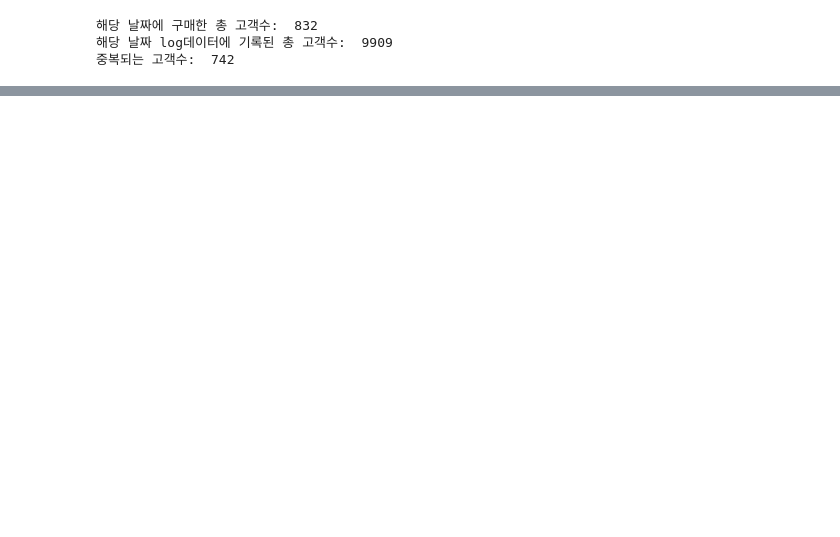
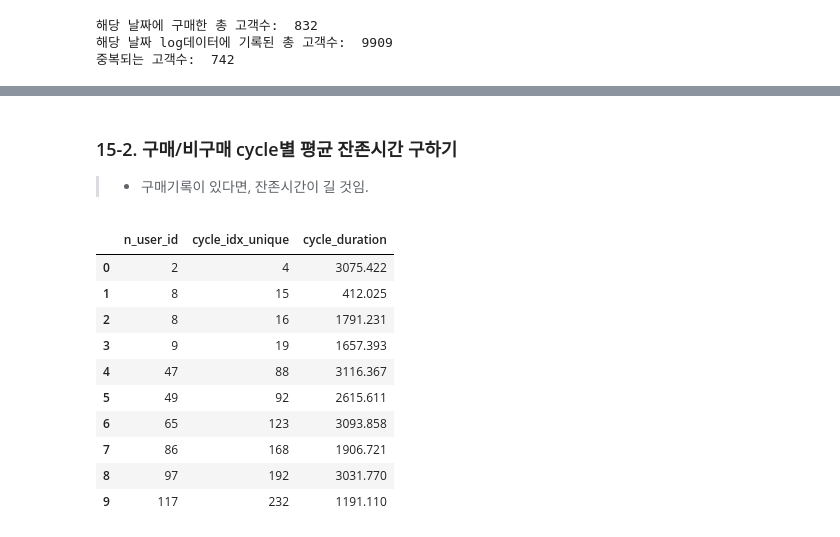
Before and after one commit to hyunjjin/proj_class, a Jupyter notebook: Level4_zigzag.ipynb, the cells around one changed output, grey strips where cells are left out. Cells and saved outputs as stored; diff of their text form; code cells hidden in the pictures; blank space fills up the shorter version.

```diff
--- a/Level4_zigzag.ipynb
+++ b/Level4_zigzag.ipynb
@@ -501,0 +527,15 @@ log_order = log_order.sort_values(['user_id','timestamp']).reset_index(drop=True
+# %%
+# log_duration이 40min이상인 경우, 앱을 지속해서 켜놨다고 볼 수 없음. 그러므로 log_duration을 0으로 변환
+
+log_order.loc[log_order['is_out'] == True, 'log_duration'] = 0
+# %%
+# cycle별 id
+
+log_order['cycle_idx_unique'] = (log_order['is_out'].cumsum().shift(1).fillna(0).astype(int))
+
+
+# 고객별 cycle id (cycle 횟수)
+
+log_order['cycle_idx_daily'] = (log_order.groupby('n_user_id')['is_out'].cumsum().shift(1).fillna(0).astype(int))
+head_index = log_order.groupby('n_user_id')['cycle_idx_daily'].head(1).index
+log_order.loc[head_index, 'cycle_idx_daily'] = 0
@@ -501,0 +601,3 @@ log_order = log_order.sort_values(['user_id','timestamp']).reset_index(drop=True
+# %% [markdown]
+### 15-2. 구매/비구매 cycle별 평균 잔존시간 구하기
+>- 구매기록이 있다면, 잔존시간이 길 것임.
@@ -501,0 +617,17 @@ log_order = log_order.sort_values(['user_id','timestamp']).reset_index(drop=True
+# %%
+# 구매기록 있는 cycle의 잔존시간
+
+remaining_time_cycle_purchase = data_purchase.groupby(['n_user_id','cycle_idx_unique'])['log_duration'].sum().reset_index().rename(columns={'log_duration': 'cycle_duration'})
+remaining_time_cycle_purchase.head(10)
+# %% [output]
+|  | n_user_id | cycle_idx_unique | cycle_duration |
+| 0 | 2 | 4 | 3075.422 |
+| 1 | 8 | 15 | 412.025 |
+| 2 | 8 | 16 | 1791.231 |
+| 3 | 9 | 19 | 1657.393 |
+| 4 | 47 | 88 | 3116.367 |
+| 5 | 49 | 92 | 2615.611 |
+| 6 | 65 | 123 | 3093.858 |
+| 7 | 86 | 168 | 1906.721 |
+| 8 | 97 | 192 | 3031.770 |
+| 9 | 117 | 232 | 1191.110 |
```
Also changed, not shown: parts of 24 cells of this notebook, 1 other file.
